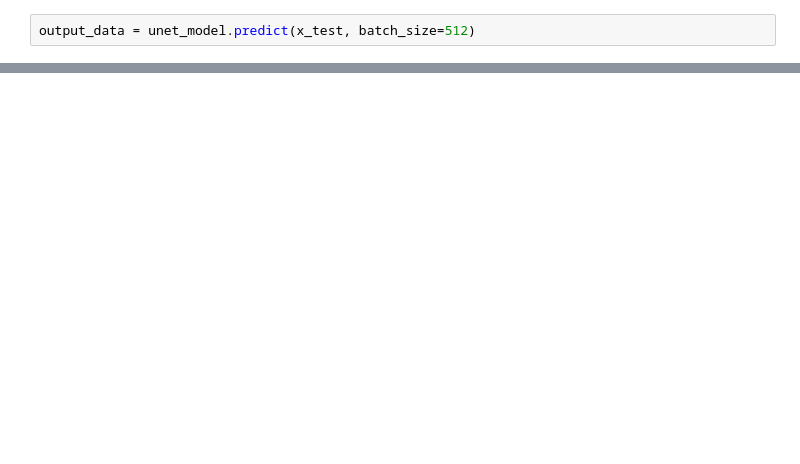
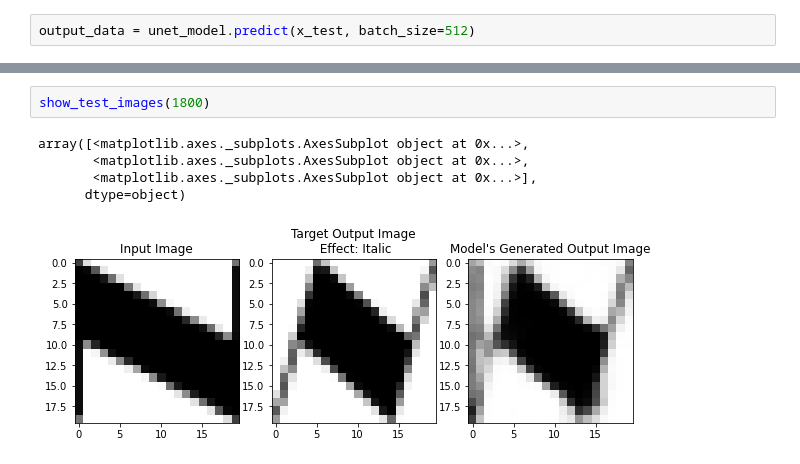
Before and after one commit to benduong2001/dsproject_font_decorator_bolditalic_unet, a Jupyter notebook: font_bolditalic_unet_v2.ipynb, the cells around one changed output, grey strips where cells are left out. Saved outputs shown, nothing was run; the diff lists cells and outputs as text; blank space fills up the shorter version.

```diff
--- a/font_bolditalic_unet_v2.ipynb
+++ b/font_bolditalic_unet_v2.ipynb
@@ -205,0 +216,8 @@ plt.imshow(np.squeeze((y_test[test_idx]*255).astype(int)))
+# %%
+show_test_images(1800)
+# %% [output]
+array([<matplotlib.axes._subplots.AxesSubplot object at 0x...>,
+       <matplotlib.axes._subplots.AxesSubplot object at 0x...>,
+       <matplotlib.axes._subplots.AxesSubplot object at 0x...>],
+      dtype=object)
+[figure, added]
```
Also changed, not shown: parts of 30 cells of this notebook.
